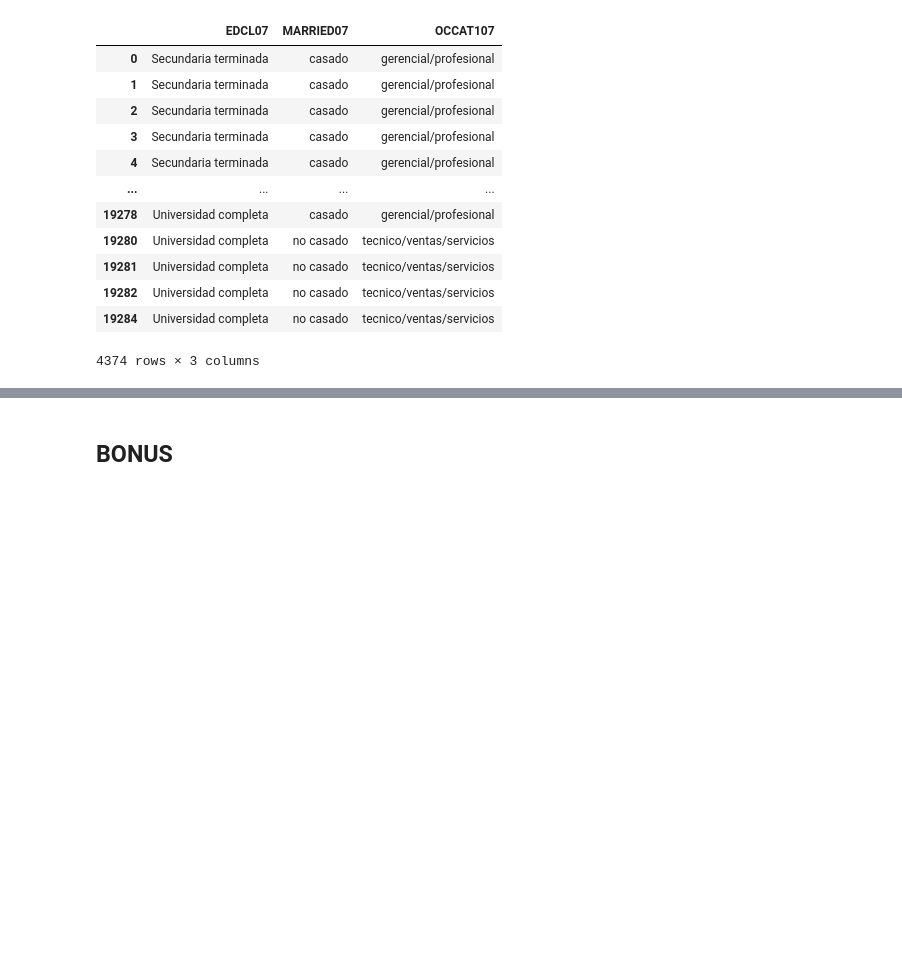
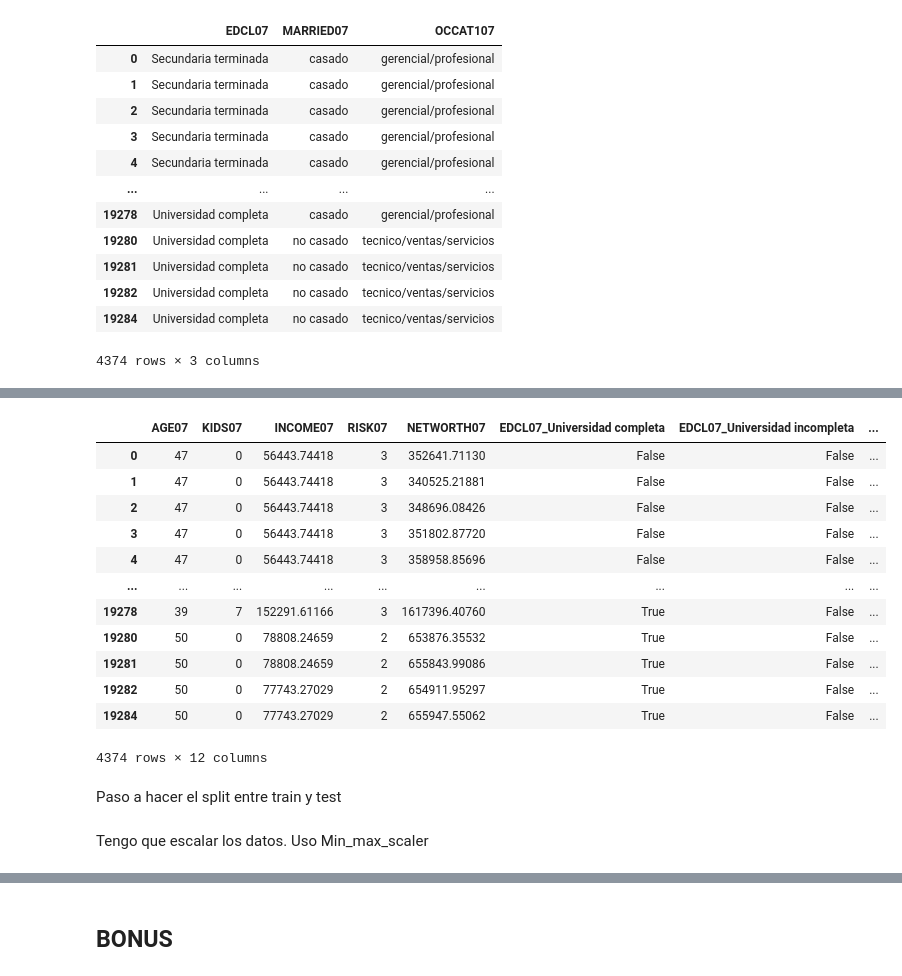
Before and after one commit to niberod/fin-ml, a Jupyter notebook: Chapter 5 - Sup. Learning - Regression and Time Series models/Case Study 3 - Investor Risk Tolerance and Robo-advisors/Caso 1 - tolerancia al riesgo.ipynb, the cells around one changed output, grey strips where cells are left out. Cells and saved outputs as stored; diff of their text form; code cells hidden in the pictures; blank space fills up the shorter version.

```diff
--- a/Chapter 5 - Sup. Learning - Regression and Time Series models/Case Study 3 - Investor Risk Tolerance and Robo-advisors/Caso 1 - tolerancia al riesgo.ipynb
+++ b/Chapter 5 - Sup. Learning - Regression and Time Series models/Case Study 3 - Investor Risk Tolerance and Robo-advisors/Caso 1 - tolerancia al riesgo.ipynb
@@ -471,7 +471,8 @@ y = df["TrueRiskTol"]
 Creo variables dummy
 # %%
 #voy a hacerlo solo sobre las variables categóricas, las miro
-df.select_dtypes(include='O')
+var_cat = X.select_dtypes(include='O')
+var_cat
 # %% [output]
 |  | EDCL07 | MARRIED07 | OCCAT107 |
 | 0 | Secundaria terminada | casado | gerencial/profesional |
@@ -488,4 +489,5 @@ df.select_dtypes(include='O')
 4374 rows × 3 columns
 # %%
 #Creo variables dummy de las 3 variables categóricas
-pd.get_dummies(df.select_dtypes(include='O'))
+X_cat = pd.get_dummies(var_cat,drop_first=True)
+X_cat
@@ -491,0 +508,22 @@ pd.get_dummies(df.select_dtypes(include='O'))
+# %%
+#lo agrego al df y borro las variables categóricas
+#elimino las variables categóricas
+X = X.select_dtypes(exclude='O')
+#agrego las dummies que la sustituyen
+X= pd.concat([X,X_cat],axis=1)
+
+X
+# %% [output]
+|  | AGE07 | KIDS07 | INCOME07 | RISK07 | NETWORTH07 | EDCL07_Universidad completa | EDCL07_Universidad incompleta | ... |
+| 0 | 47 | 0 | 56443.74418 | 3 | 352641.71130 | False | False | ... |
+| 1 | 47 | 0 | 56443.74418 | 3 | 340525.21881 | False | False | ... |
+| 2 | 47 | 0 | 56443.74418 | 3 | 348696.08426 | False | False | ... |
+| 3 | 47 | 0 | 56443.74418 | 3 | 351802.87720 | False | False | ... |
+| 4 | 47 | 0 | 56443.74418 | 3 | 358958.85696 | False | False | ... |
+| ... | ... | ... | ... | ... | ... | ... | ... | ... |
+| 19278 | 39 | 7 | 152291.61166 | 3 | 1617396.40760 | True | False | ... |
+| 19280 | 50 | 0 | 78808.24659 | 2 | 653876.35532 | True | False | ... |
+| 19281 | 50 | 0 | 78808.24659 | 2 | 655843.99086 | True | False | ... |
+| 19282 | 50 | 0 | 77743.27029 | 2 | 654911.95297 | True | False | ... |
+| 19284 | 50 | 0 | 77743.27029 | 2 | 655947.55062 | True | False | ... |
+4374 rows × 12 columns
@@ -491,0 +533,2 @@ pd.get_dummies(df.select_dtypes(include='O'))
+# %% [markdown]
+Paso a hacer el split entre train y test
@@ -493,0 +540,2 @@ pd.get_dummies(df.select_dtypes(include='O'))
+# %% [markdown]
+Tengo que escalar los datos. Uso Min_max_scaler
```
Also changed, not shown: parts of 54 cells of this notebook.
